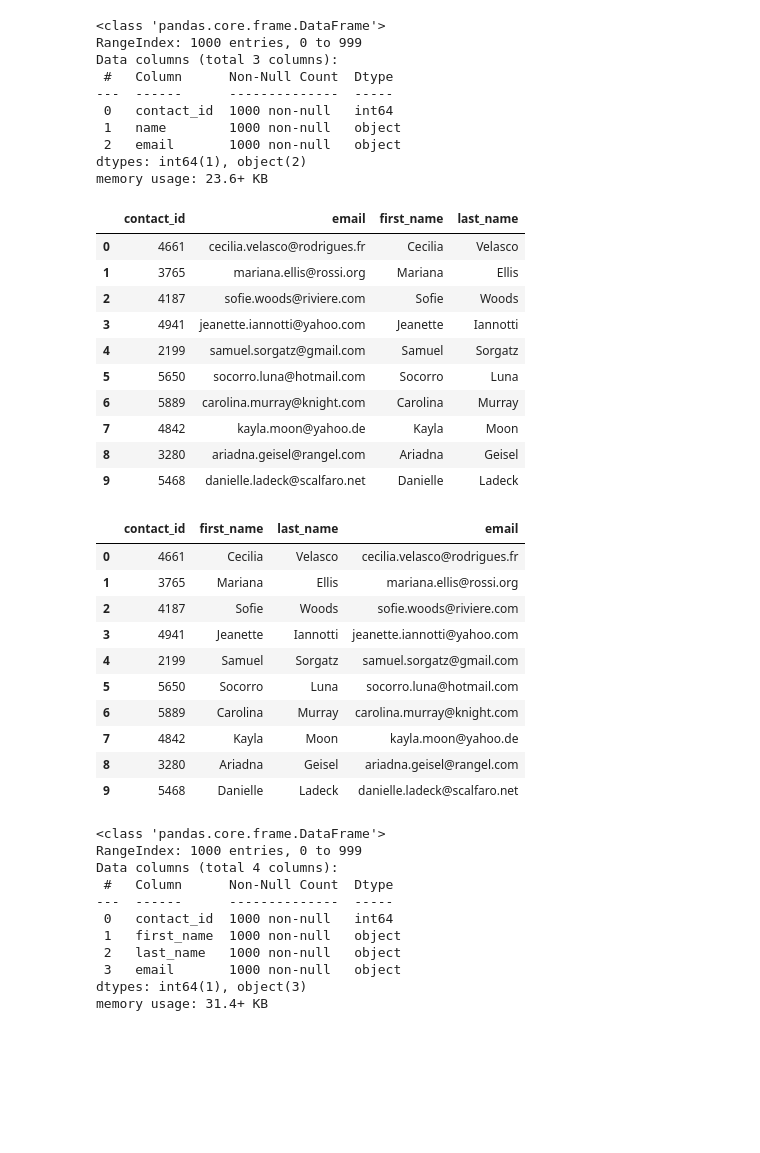
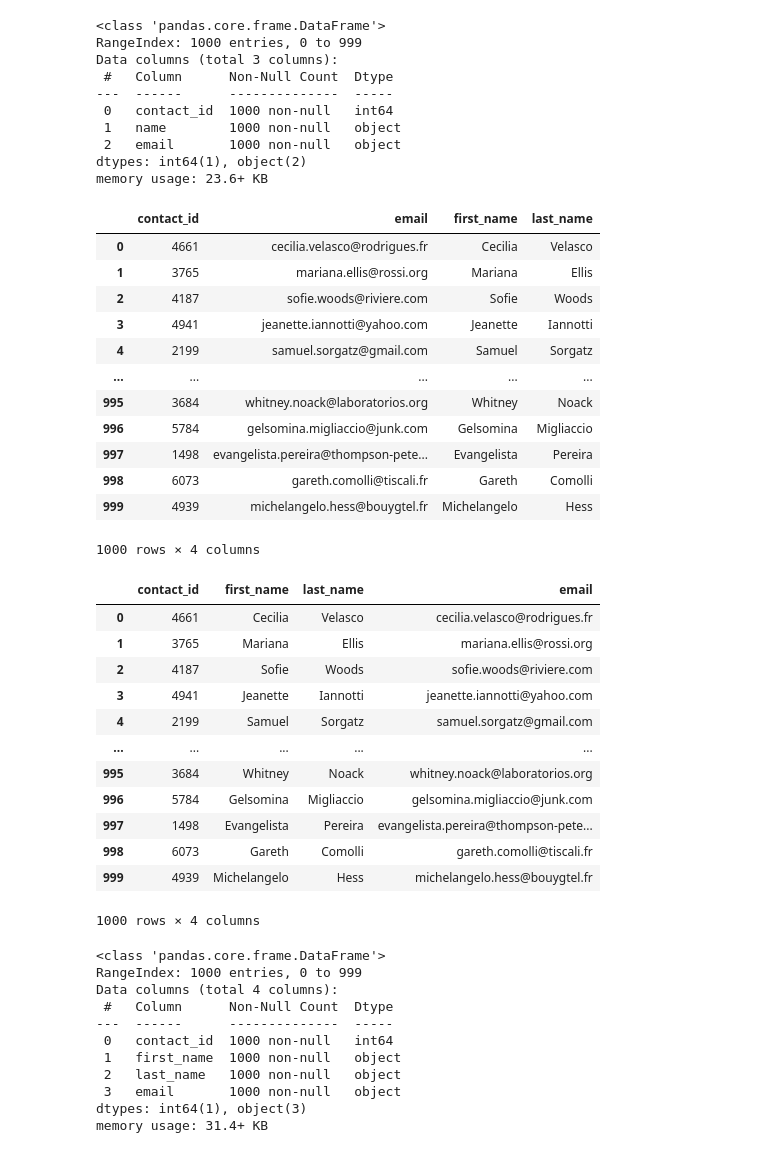
Before and after one commit to davidixonn/Crowdfunding_ETL, a Jupyter notebook: Starter Code/ETL_Mini_Project_AGonzalez.ipynb, the cells around one changed output. Saved outputs shown, nothing was run; the diff lists cells and outputs as text; code cells hidden in the pictures; blank space fills up the shorter version.

Commit message:
updating contacts code and csv

```diff
--- a/Starter Code/ETL_Mini_Project_AGonzalez.ipynb
+++ b/Starter Code/ETL_Mini_Project_AGonzalez.ipynb
@@ -346,11 +327,7 @@ print(new_colmns[0])
 # %%
 # Create a contact_info DataFrame and add each list of values, i.e., each row
 # to the 'contact_id', 'name', 'email' columns.
-#contact_df = pd.DataFrame()
-#contact_df[['contact_id', 'name', 'email']] = contact_info_df['contact_info'].str.split(',', n=3, expand=True)
-contact_df = pd.DataFrame(dict_values, columns=['contact_id', 'name', 'email'])
-contact_df['contact_id'] = contact_df['contact_id'].str.replace('{"contact_id":','')
-contact_df['contact_id'] = contact_df['contact_id'].astype(int)
-contact_df
+contacts_df = pd.DataFrame(dict_values, columns=['contact_id', 'name', 'email'])
+contacts_df
 # %% [output]
 |  | contact_id | name | email |
@@ -405,0 +346,15 @@ contact_df
+# %%
+# Cleaning up each column to remove unnecessary items
+# Contact_id and changing column to int
+contacts_df['contact_id'] = contacts_df['contact_id'].str.replace('{"contact_id":','')
+contacts_df['contact_id'] = contacts_df['contact_id'].astype(int)
+# Name
+contacts_df['name'] = contacts_df['name'].str.replace('"name":','')
+contacts_df['name'] = contacts_df['name'].str.replace('"','')
+# Email
+contacts_df['email'] = contacts_df['email'].str.replace('"email":','')
+contacts_df['email'] = contacts_df['email'].str.replace('"','')
+contacts_df['email'] = contacts_df['email'].str.replace('}','')
+
+# Display df
+contacts_df
@@ -419,23 +388,29 @@ dtypes: int64(1), object(2)
 memory usage: 23.6+ KB
 # %%
 # Create a "first"name" and "last_name" column with the first and last names from the "name" column.
-
+contacts_df[['first_name', 'last_name']] = contacts_df.name.str.split(expand=True)
 
 # Drop the contact_name column
+contacts_df.drop('name', axis=1, inplace= True)
+contacts_df
 # %% [output]
 |  | contact_id | email | first_name | last_name |
 | 0 | 4661 | cecilia.velasco@rodrigues.fr | Cecilia | Velasco |
 | 1 | 3765 | mariana.ellis@rossi.org | Mariana | Ellis |
 | 2 | 4187 | sofie.woods@riviere.com | Sofie | Woods |
 | 3 | 4941 | jeanette.iannotti@yahoo.com | Jeanette | Iannotti |
 | 4 | 2199 | samuel.sorgatz@gmail.com | Samuel | Sorgatz |
-| 5 | 5650 | socorro.luna@hotmail.com | Socorro | Luna |
-| 6 | 5889 | carolina.murray@knight.com | Carolina | Murray |
-| 7 | 4842 | kayla.moon@yahoo.de | Kayla | Moon |
-| 8 | 3280 | ariadna.geisel@rangel.com | Ariadna | Geisel |
-| 9 | 5468 | danielle.ladeck@scalfaro.net | Danielle | Ladeck |
+| ... | ... | ... | ... | ... |
+| 995 | 3684 | whitney.noack@laboratorios.org | Whitney | Noack |
+| 996 | 5784 | gelsomina.migliaccio@junk.com | Gelsomina | Migliaccio |
+| 997 | 1498 | evangelista.pereira@thompson-pete... | Evangelista | Pereira |
+| 998 | 6073 | gareth.comolli@tiscali.fr | Gareth | Comolli |
+| 999 | 4939 | michelangelo.hess@bouygtel.fr | Michelangelo | Hess |
+1000 rows × 4 columns
 # %%
 # Reorder the columns
+info_df = contacts_df.loc[:, ['contact_id', 'first_name', 'last_name', 'email']]
+info_df
 # %% [output]
 |  | contact_id | first_name | last_name | email |
 | 0 | 4661 | Cecilia | Velasco | cecilia.velasco@rodrigues.fr |
@@ -443,10 +418,12 @@ memory usage: 23.6+ KB
 | 2 | 4187 | Sofie | Woods | sofie.woods@riviere.com |
 | 3 | 4941 | Jeanette | Iannotti | jeanette.iannotti@yahoo.com |
 | 4 | 2199 | Samuel | Sorgatz | samuel.sorgatz@gmail.com |
-| 5 | 5650 | Socorro | Luna | socorro.luna@hotmail.com |
-| 6 | 5889 | Carolina | Murray | carolina.murray@knight.com |
-| 7 | 4842 | Kayla | Moon | kayla.moon@yahoo.de |
-| 8 | 3280 | Ariadna | Geisel | ariadna.geisel@rangel.com |
-| 9 | 5468 | Danielle | Ladeck | danielle.ladeck@scalfaro.net |
+| ... | ... | ... | ... | ... |
+| 995 | 3684 | Whitney | Noack | whitney.noack@laboratorios.org |
+| 996 | 5784 | Gelsomina | Migliaccio | gelsomina.migliaccio@junk.com |
+| 997 | 1498 | Evangelista | Pereira | evangelista.pereira@thompson-pete... |
+| 998 | 6073 | Gareth | Comolli | gareth.comolli@tiscali.fr |
+| 999 | 4939 | Michelangelo | Hess | michelangelo.hess@bouygtel.fr |
+1000 rows × 4 columns
 # %%
 # Check the datatypes one more time before exporting as CSV file.
```
Also changed, not shown: parts of 11 cells of this notebook, 3 other files.
